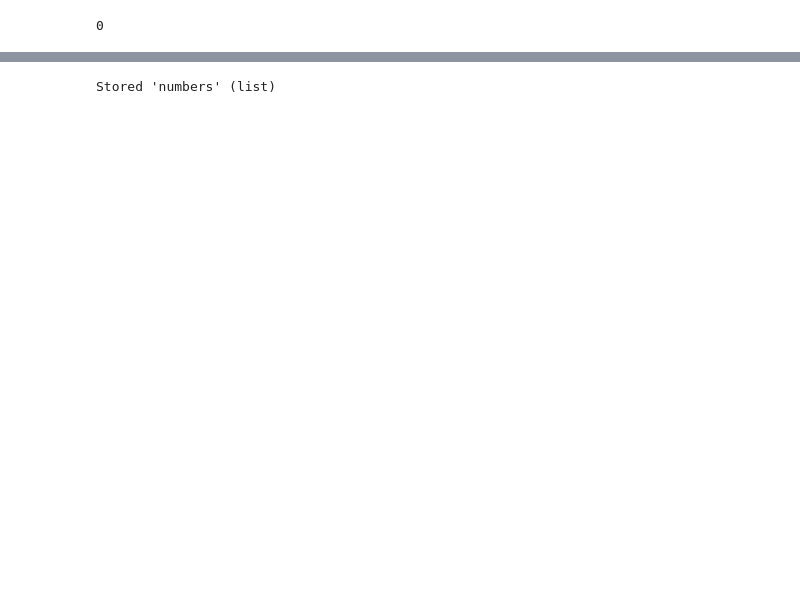
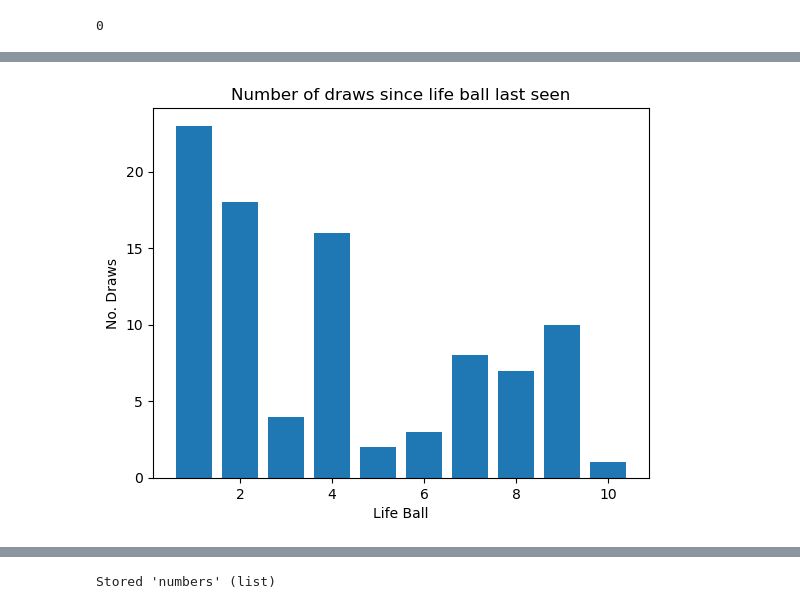
Before and after one commit to linux-bear/Lottery, a Jupyter notebook: SetForLifeRefined.ipynb, the cells around one changed output, grey strips where cells are left out. Drawn from its saved outputs; the diff is of its cells as text; code cells hidden in the pictures; blank space fills up the shorter version.

```diff
--- a/SetForLifeRefined.ipynb
+++ b/SetForLifeRefined.ipynb
@@ -693,0 +821,4 @@ plot_dictionary_bar(lastSeenDict, "Ball", "Number of draws since ball last seen"
+# %%
+plot_dictionary_bar_y(lastSeenLifeDict, "Life Ball", "No. Draws", "Number of draws since life ball last seen")
+# %% [output]
+[figure, added]
```
Also changed, not shown: parts of 34 cells of this notebook, 7 other files.
